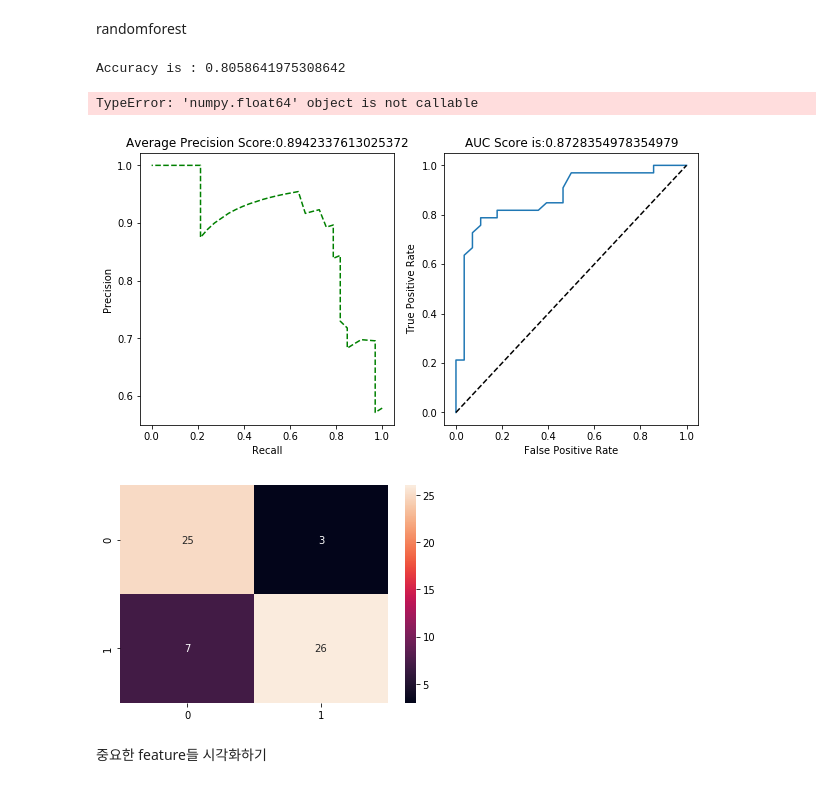
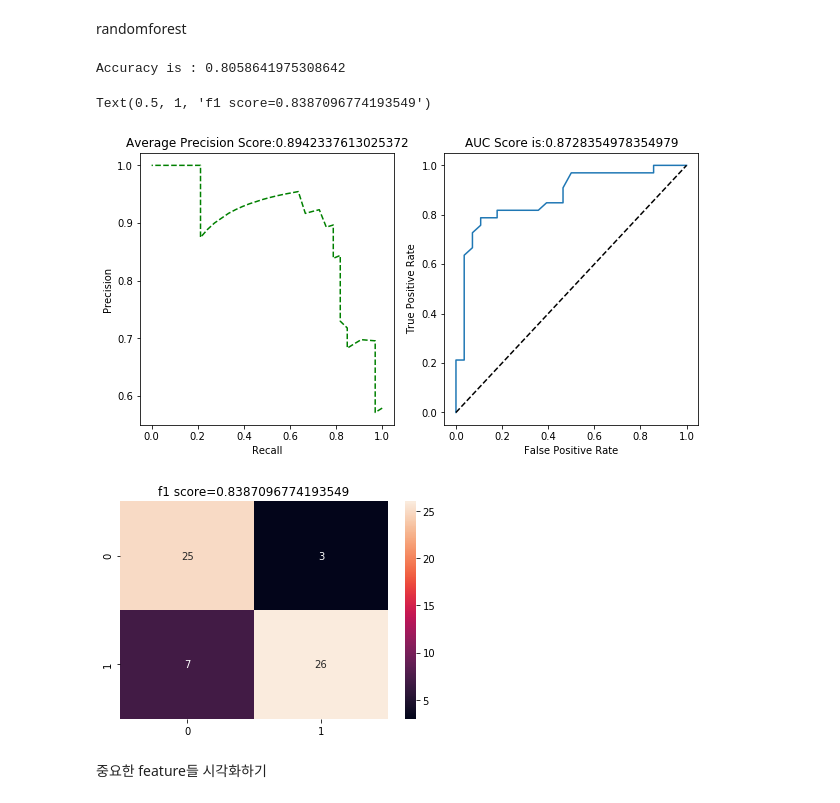
Before and after one commit to datasci-study/sunyong, a Jupyter notebook: 머신러닝/heart데이터 실습 (수정).ipynb, the cells around one changed output. Drawn from its saved outputs; the diff is of its cells as text; code cells hidden in the pictures.

```diff
--- a/머신러닝/heart데이터 실습 (수정).ipynb
+++ b/머신러닝/heart데이터 실습 (수정).ipynb
@@ -204,18 +205,18 @@ randomforest
 # %%
 rf_clf=RandomForestClassifier(random_state=121)
 score_rf=crossval(x_train,y_train,rf_clf)
 print('Accuracy is :',score_rf)
 rf_clf.fit(x_train,y_train)
 plotting(y_test,rf_clf.predict_proba(x_test))
 fig=plt.figure()
 sns.heatmap(confusion_matrix(y_test,rf_clf.predict(x_test)),annot=True)
-f1_score=f1_score(y_test,rf_clf.predict(x_test))
+f1_score=metrics.f1_score(y_test,rf_clf.predict(x_test))
 plt.title('f1 score={}'.format(f1_score))
 # %% [output]
 Accuracy is : 0.8058641975308642
-TypeError: 'numpy.float64' object is not callable
+Text(0.5, 1, 'f1 score=0.8387096774193549')
 [figure]
-[figure, old version]
+[figure, new version]
 # %% [markdown]
 중요한 feature들 시각화하기
 # %%
```
Also changed, not shown: parts of 4 cells of this notebook.
